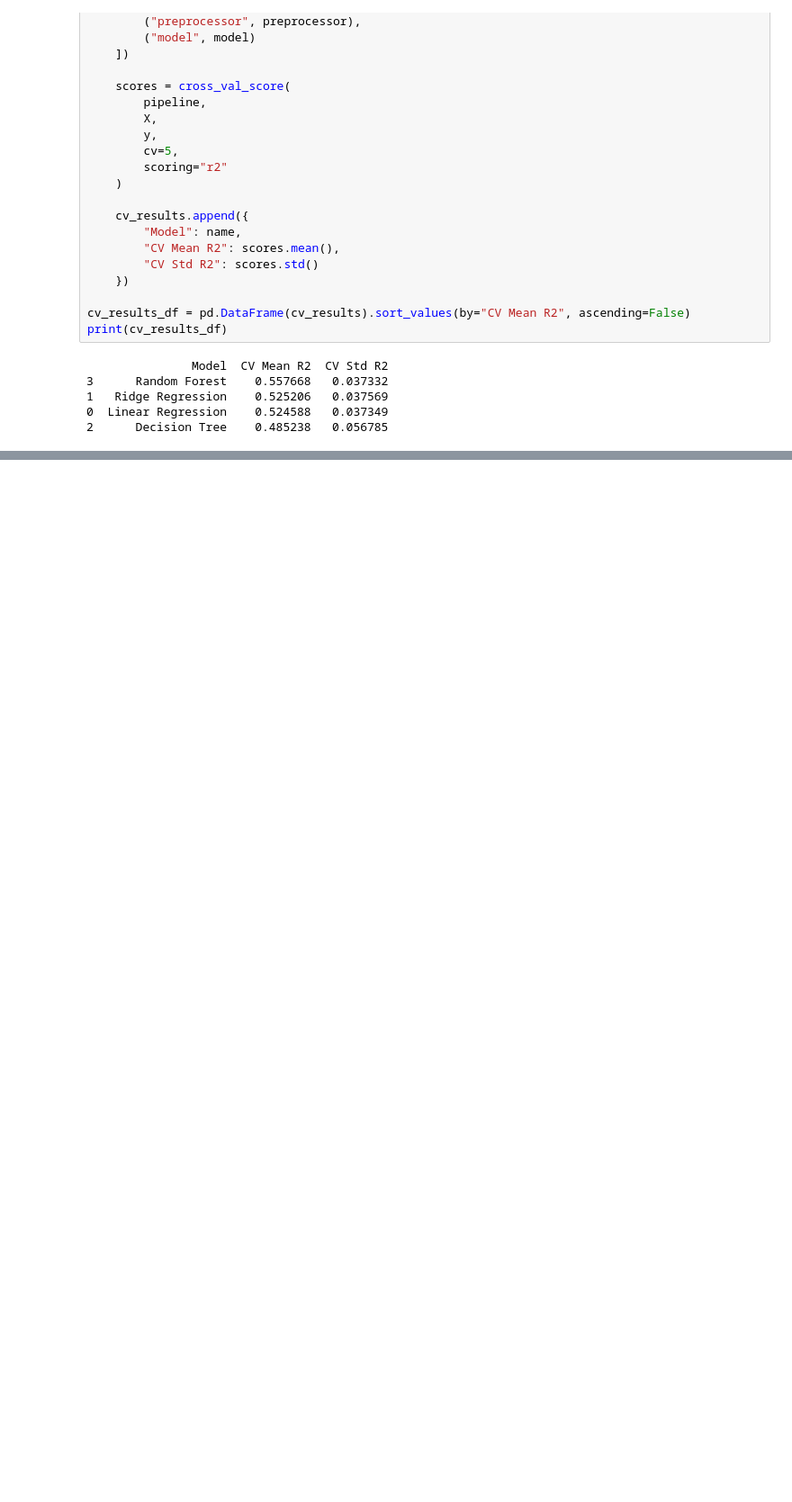
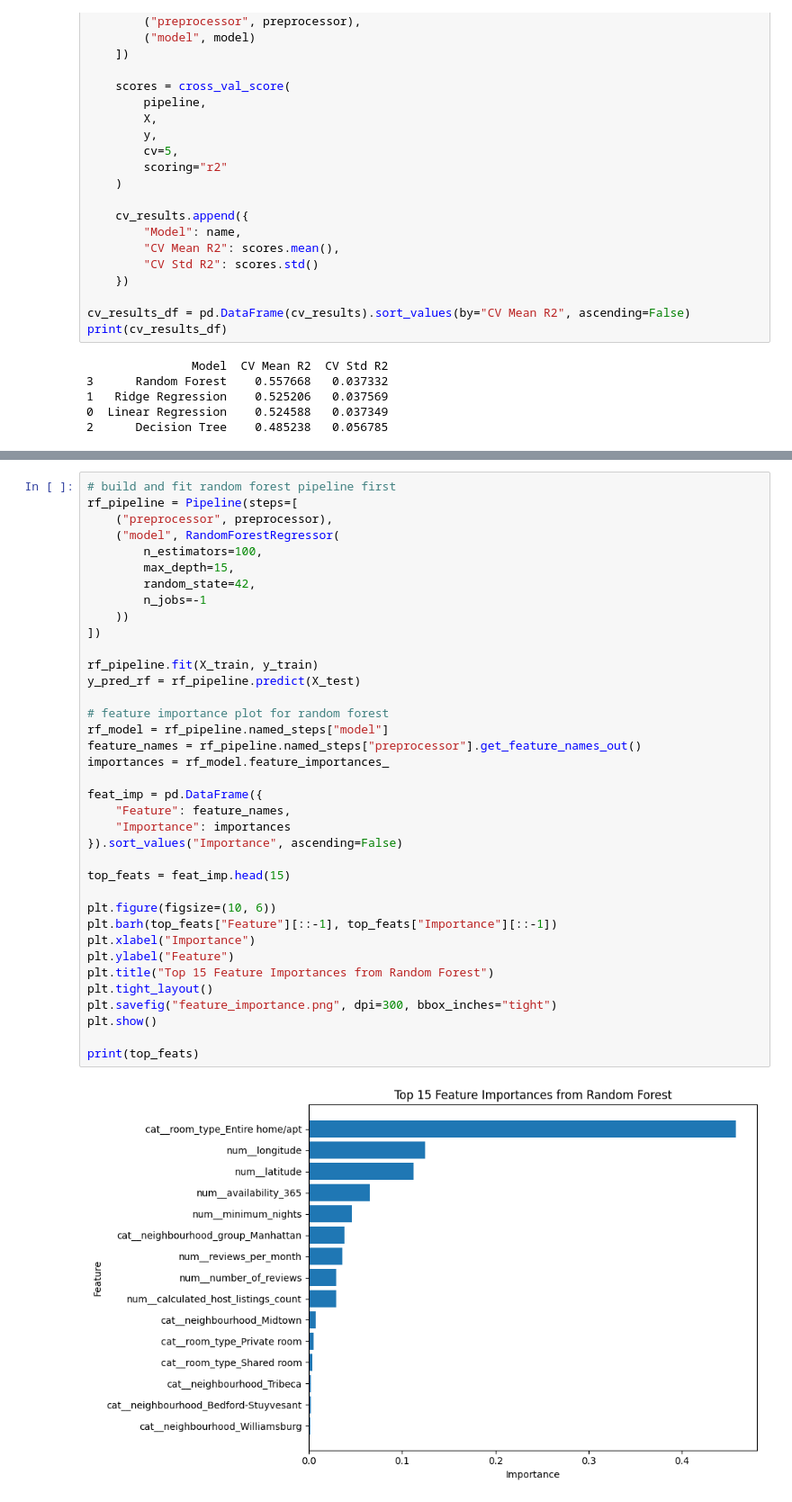
Before and after one commit to zblum27/DS44000-Final-Project-, a Jupyter notebook: ds4400.ipynb, the cells around one changed output, grey strips where cells are left out. Shown at 90% size. Cells and saved outputs as stored; diff of their text form; blank space fills up the shorter version.

```diff
--- a/ds4400.ipynb
+++ b/ds4400.ipynb
@@ -294,0 +247,39 @@ Sample predicted prices:
+# %%
+# build and fit random forest pipeline first
+rf_pipeline = Pipeline(steps=[
+    ("preprocessor", preprocessor),
+    ("model", RandomForestRegressor(
+        n_estimators=100,
+        max_depth=15,
+        random_state=42,
+        n_jobs=-1
+    ))
+])
+
+rf_pipeline.fit(X_train, y_train)
+y_pred_rf = rf_pipeline.predict(X_test)
+
+# feature importance plot for random forest
+rf_model = rf_pipeline.named_steps["model"]
+feature_names = rf_pipeline.named_steps["preprocessor"].get_feature_names_out()
+importances = rf_model.feature_importances_
+
+feat_imp = pd.DataFrame({
+    "Feature": feature_names,
+    "Importance": importances
+}).sort_values("Importance", ascending=False)
+
+top_feats = feat_imp.head(15)
+
+plt.figure(figsize=(10, 6))
+plt.barh(top_feats["Feature"][::-1], top_feats["Importance"][::-1])
+plt.xlabel("Importance")
+plt.ylabel("Feature")
+plt.title("Top 15 Feature Importances from Random Forest")
+plt.tight_layout()
+plt.savefig("feature_importance.png", dpi=300, bbox_inches="tight")
+plt.show()
+
+print(top_feats)
+# %% [output]
+[figure, added]
```
Also changed, not shown: parts of 3 cells of this notebook, 7 other files.
